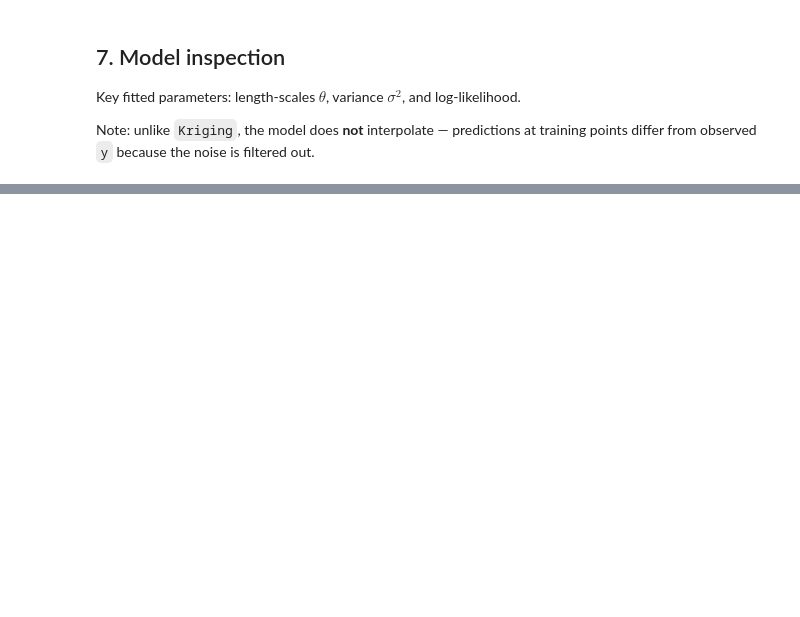
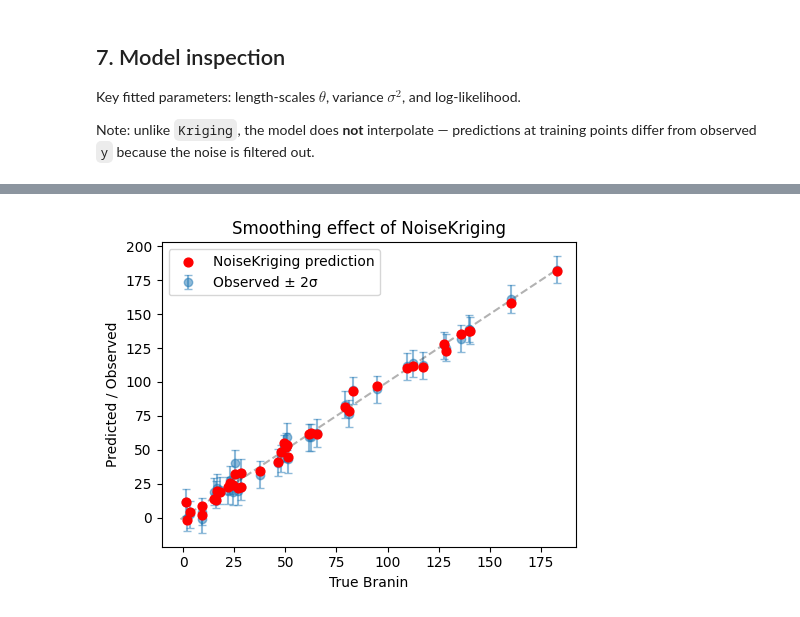
Before and after one commit to libKriging/libKriging, a Jupyter notebook: bindings/Python/noisekriging_branin2d_py.ipynb, the cells around one changed output, grey strips where cells are left out. Cells and saved outputs as stored; diff of their text form; code cells hidden in the pictures; blank space fills up the shorter version.

```diff
--- a/bindings/Python/noisekriging_branin2d_py.ipynb
+++ b/bindings/Python/noisekriging_branin2d_py.ipynb
@@ -209,18 +279,20 @@ print(f"LogLikelihood: {k.logLikelihood():.4f}")
 # %%
 # Check smoothing: predictions at training points vs observed (noisy) values
-pred_train = k.predict(X)
+pred_train = k.predict(X, True, False, False)
 y_pred_train = pred_train[0].ravel()
 
 plt.figure(figsize=(5, 4))
 plt.errorbar(y_true, y, yerr=2*noise_sd, fmt='o', alpha=0.5, label='Observed ± 2σ', capsize=3)
 plt.scatter(y_true, y_pred_train, c='red', s=40, zorder=5, label='NoiseKriging prediction')
 diag = [min(y_true.min(), y.min()), max(y_true.max(), y.max())]
 plt.plot(diag, diag, 'k--', alpha=0.3)
 plt.xlabel('True Branin'); plt.ylabel('Predicted / Observed')
 plt.title('Smoothing effect of NoiseKriging')
 plt.legend()
 plt.tight_layout()
 plt.show()
+# %% [output]
+[figure, added]
 # %%
 # Log-likelihood surface over (theta1, theta2)
 theta_vals = np.linspace(0.05, 3.0, 40)
```
Also changed, not shown: parts of 12 cells of this notebook, 11 other files.
